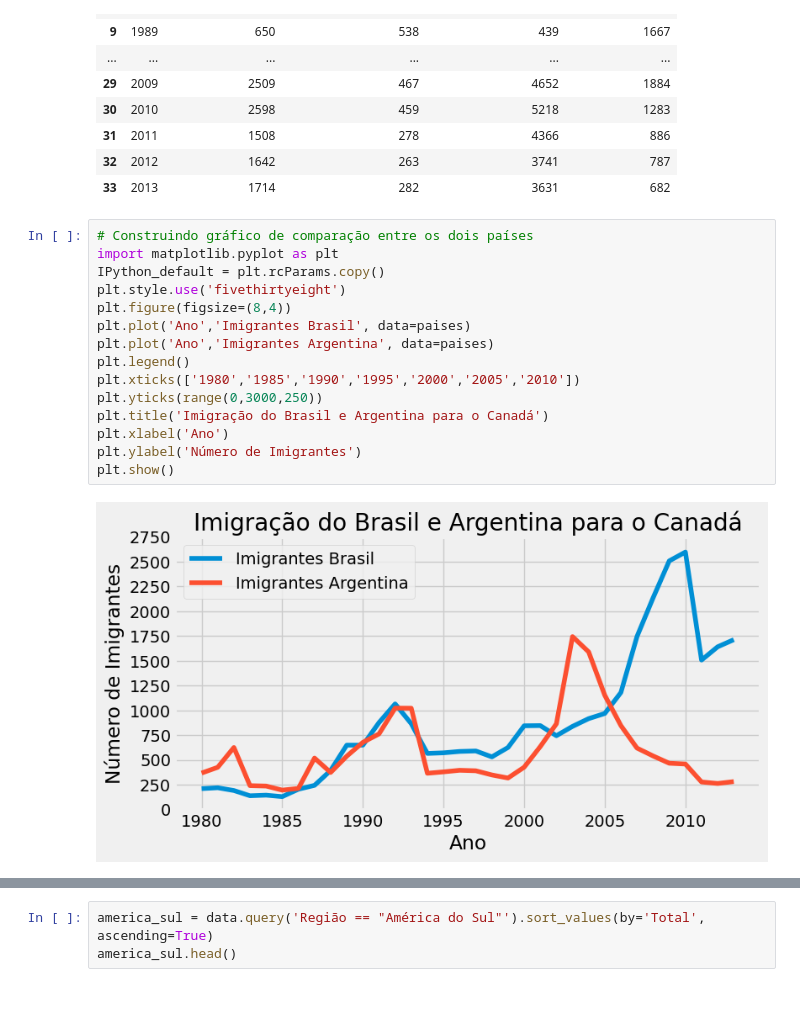
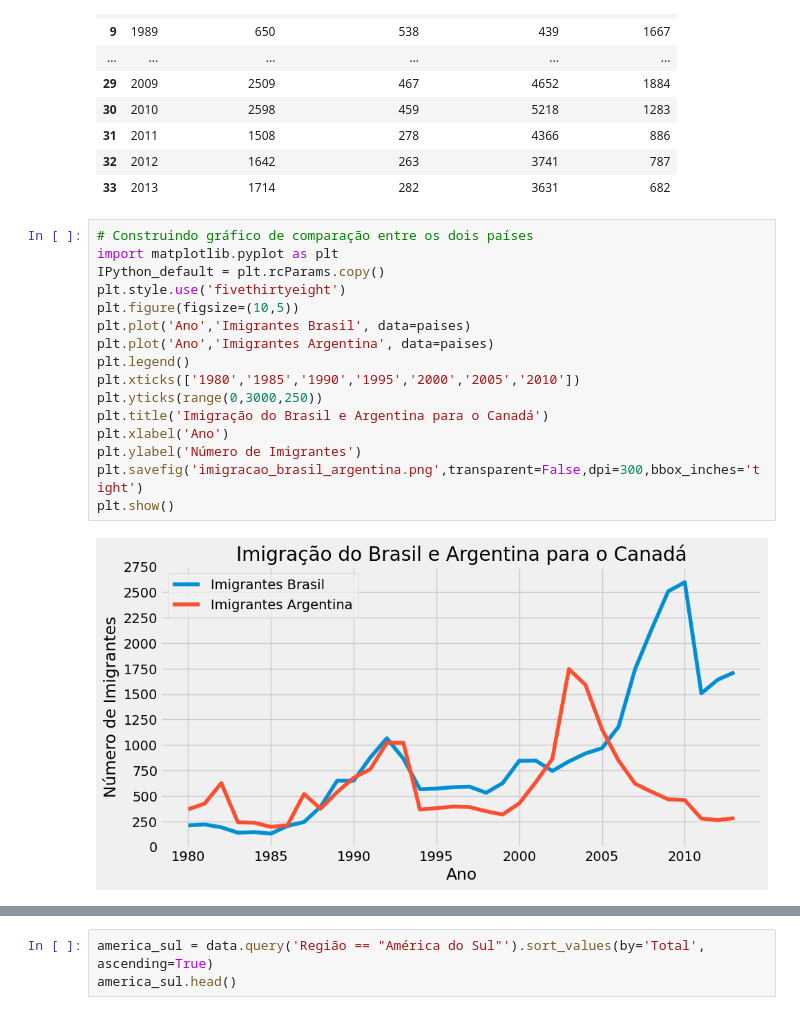
Before and after one commit to joaopfs97/data_science_exploring_data, a Jupyter notebook: data_visualization.ipynb, the cells around one changed output, grey strips where cells are left out. Saved outputs shown, nothing was run; the diff lists cells and outputs as text.

Commit message:
Refinando visualizações com matplotlib

```diff
--- a/data_visualization.ipynb
+++ b/data_visualization.ipynb
@@ -71,20 +72,21 @@ paises
 # %%
 # Construindo gráfico de comparação entre os dois países
 import matplotlib.pyplot as plt
 IPython_default = plt.rcParams.copy()
 plt.style.use('fivethirtyeight')
-plt.figure(figsize=(8,4))
+plt.figure(figsize=(10,5))
 plt.plot('Ano','Imigrantes Brasil', data=paises)
 plt.plot('Ano','Imigrantes Argentina', data=paises)
 plt.legend()
 plt.xticks(['1980','1985','1990','1995','2000','2005','2010'])
 plt.yticks(range(0,3000,250))
 plt.title('Imigração do Brasil e Argentina para o Canadá')
 plt.xlabel('Ano')
 plt.ylabel('Número de Imigrantes')
+plt.savefig('imigracao_brasil_argentina.png',transparent=False,dpi=300,bbox_inches='tight')
 plt.show()
 # %% [output]
-[figure, old version]
+[figure, new version]
 # %%
 fig, axis = plt.subplots(2,2, figsize=(15,10))
 fig.subplots_adjust(hspace=0.6, wspace=0.4)
```
Also changed, not shown: parts of 4 cells of this notebook.
